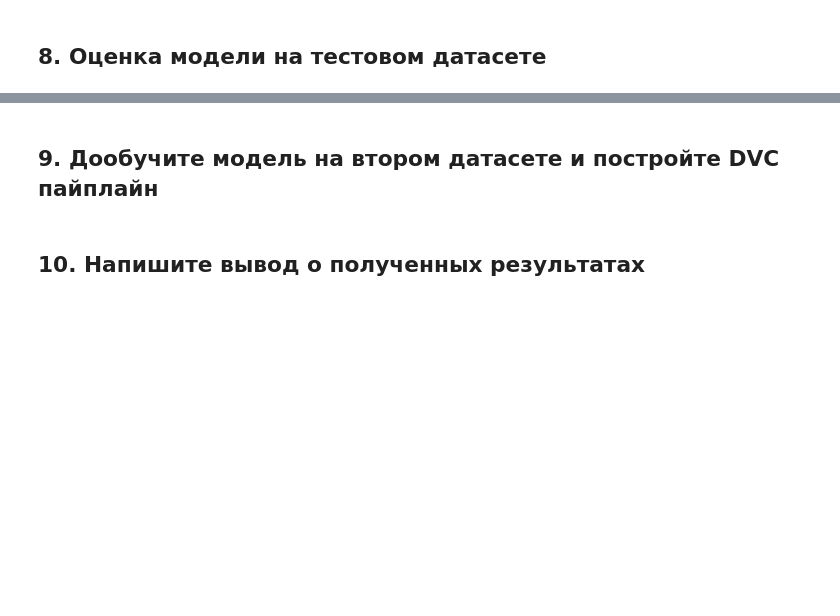
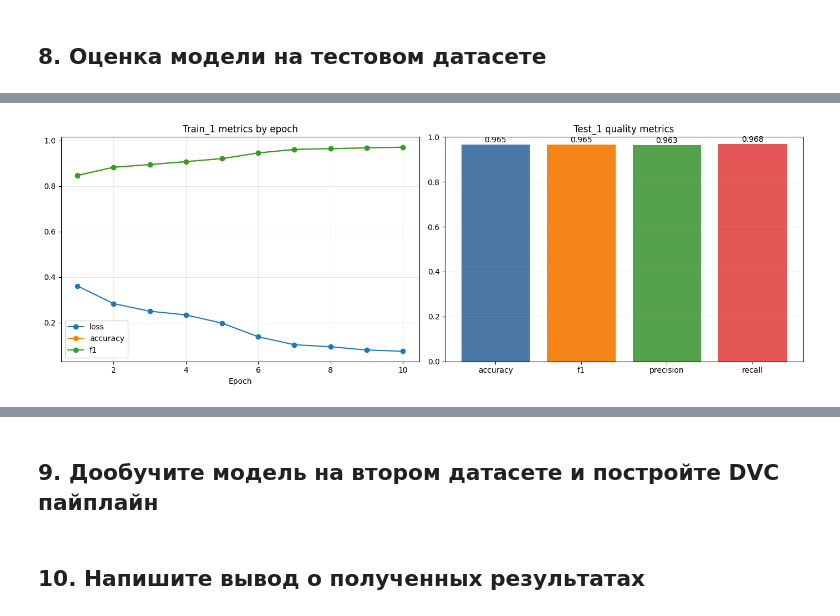
Before and after one commit to makarov-gv/lsml_hw4, a Jupyter notebook: train_model.ipynb, the cells around one changed output, grey strips where cells are left out. Saved outputs shown, nothing was run; the diff lists cells and outputs as text; code cells hidden in the pictures; blank space fills up the shorter version.

Commit message:
runs data

```diff
--- a/train_model.ipynb
+++ b/train_model.ipynb
@@ -92,8 +147,12 @@ print(model)
 ## 4. Определение функции потерь и оптимизатора
 # %%
 criterion = nn.CrossEntropyLoss()
-optimizer = optim.Adam(model.parameters(), lr=0.001)
-scheduler = optim.lr_scheduler.StepLR(optimizer, step_size=5, gamma=0.1)
+optimizer = optim.Adam(model.parameters(), lr=training_params['learning_rate'])
+scheduler = optim.lr_scheduler.StepLR(
+    optimizer,
+    step_size=training_params['scheduler_step_size'],
+    gamma=training_params['scheduler_gamma'],
+)
 # %% [markdown]
 ## 5. Функция обучения
 # %%
@@ -153,7 +212,7 @@ def validate(model, dataloader, criterion, device):
 # %% [markdown]
 ## 7. Обучение модели
 # %%
-num_epochs = 10
+num_epochs = training_params['num_epochs']
 train_losses = []
 train_accs = []
 train_f1s = []
@@ -171,6 +230,10 @@ for epoch in range(num_epochs):
     train_losses.append(train_loss)
     train_accs.append(train_acc)
     train_f1s.append(train_f1)
+    writer.add_scalar('train/loss', train_loss, epoch + 1)
+    writer.add_scalar('train/accuracy', train_acc, epoch + 1)
+    writer.add_scalar('train/f1', train_f1, epoch + 1)
+    writer.add_scalar('train/learning_rate', scheduler.get_last_lr()[0], epoch + 1)
 
     if train_f1 > best_train_f1:
         best_train_f1 = train_f1
@@ -199,0 +292,63 @@ for metric_name, metric_value in test_metrics.items():
+# %%
+test_loss, test_acc, test_f1, test_precision, test_recall = validate(model, test_loader, criterion, device)
+
+test_metrics = {
+    'loss': test_loss,
+    'accuracy': test_acc,
+    'f1': test_f1,
+    'precision': test_precision,
+    'recall': test_recall,
+}
+
+print('Test metrics on Test_1:')
+for metric_name, metric_value in test_metrics.items():
+    writer.add_scalar(f'test/{metric_name}', metric_value, num_epochs)
+    print(f'{metric_name}: {metric_value:.4f}')
+
+train_metrics_df = pd.DataFrame({
+    'epoch': list(range(1, num_epochs + 1)),
+    'loss': train_losses,
+    'accuracy': train_accs,
+    'f1': train_f1s,
+})
+train_metrics_path = ARTIFACTS_DIR / 'baseline_train1_train_metrics.csv'
+test_metrics_path = ARTIFACTS_DIR / 'baseline_train1_test_metrics.json'
+metrics_plot_path = ARTIFACTS_DIR / 'baseline_train1_metrics.png'
+
+train_metrics_df.to_csv(train_metrics_path, index=False)
+with open(test_metrics_path, 'w', encoding='utf-8') as metrics_file:
+    json.dump(test_metrics, metrics_file, ensure_ascii=False, indent=2)
+
+fig, axes = plt.subplots(1, 2, figsize=(14, 5))
+axes[0].plot(train_metrics_df['epoch'], train_metrics_df['loss'], marker='o', label='loss')
+axes[0].plot(train_metrics_df['epoch'], train_metrics_df['accuracy'], marker='o', label='accuracy')
+axes[0].plot(train_metrics_df['epoch'], train_metrics_df['f1'], marker='o', label='f1')
+axes[0].set_title('Train_1 metrics by epoch')
+axes[0].set_xlabel('Epoch')
+axes[0].grid(True, alpha=0.3)
+axes[0].legend()
+
+bar_metrics = ['accuracy', 'f1', 'precision', 'recall']
+axes[1].bar(bar_metrics, [test_metrics[name] for name in bar_metrics], color=['#4C78A8', '#F58518', '#54A24B', '#E45756'])
+axes[1].set_ylim(0, 1)
+axes[1].set_title('Test_1 quality metrics')
+axes[1].grid(True, axis='y', alpha=0.3)
+for index, metric_name in enumerate(bar_metrics):
+    axes[1].text(index, test_metrics[metric_name] + 0.01, f"{test_metrics[metric_name]:.3f}", ha='center')
+
+plt.tight_layout()
+fig.savefig(metrics_plot_path, dpi=150, bbox_inches='tight')
+plt.show()
+
+print(f'Train metrics saved to: {train_metrics_path}')
+print(f'Test metrics saved to: {test_metrics_path}')
+print(f'Metrics plot saved to: {metrics_plot_path}')
+
+writer.add_hparams(
+    {key: str(value) for key, value in training_params.items()},
+    {f'hparam/test_{key}': value for key, value in test_metrics.items()},
+)
+writer.flush()
+writer.close()
+print(f'TensorBoard logs saved to: {run_dir}')
+# %% [output]
@@ -199,0 +361 @@ for metric_name, metric_value in test_metrics.items():
+[figure, added]
```
Also changed, not shown: parts of 8 cells of this notebook, 11 other files.
